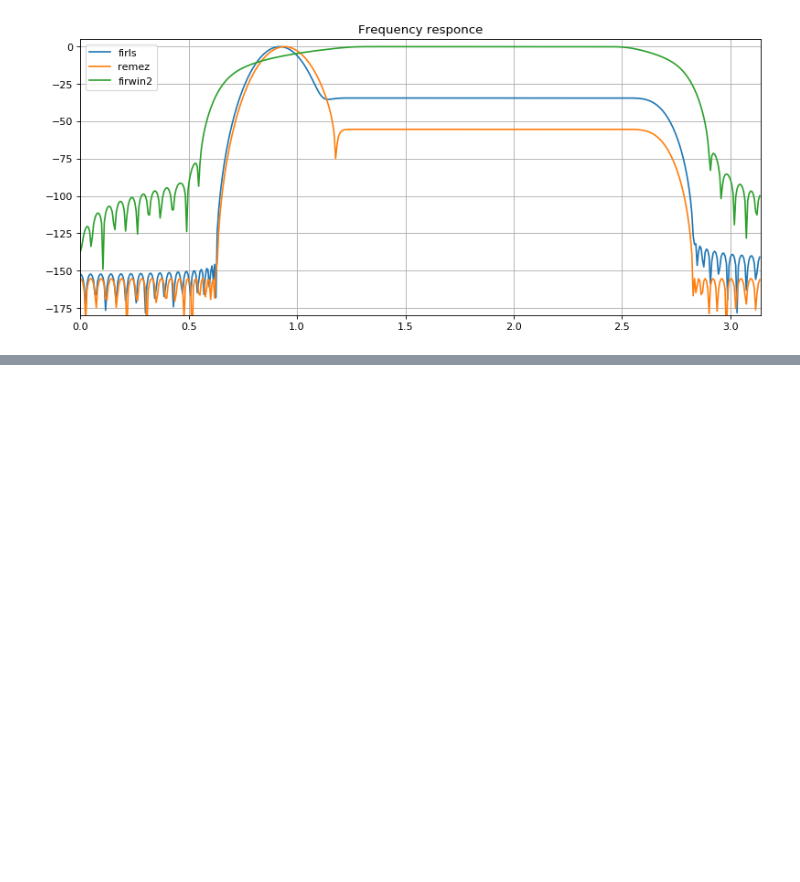
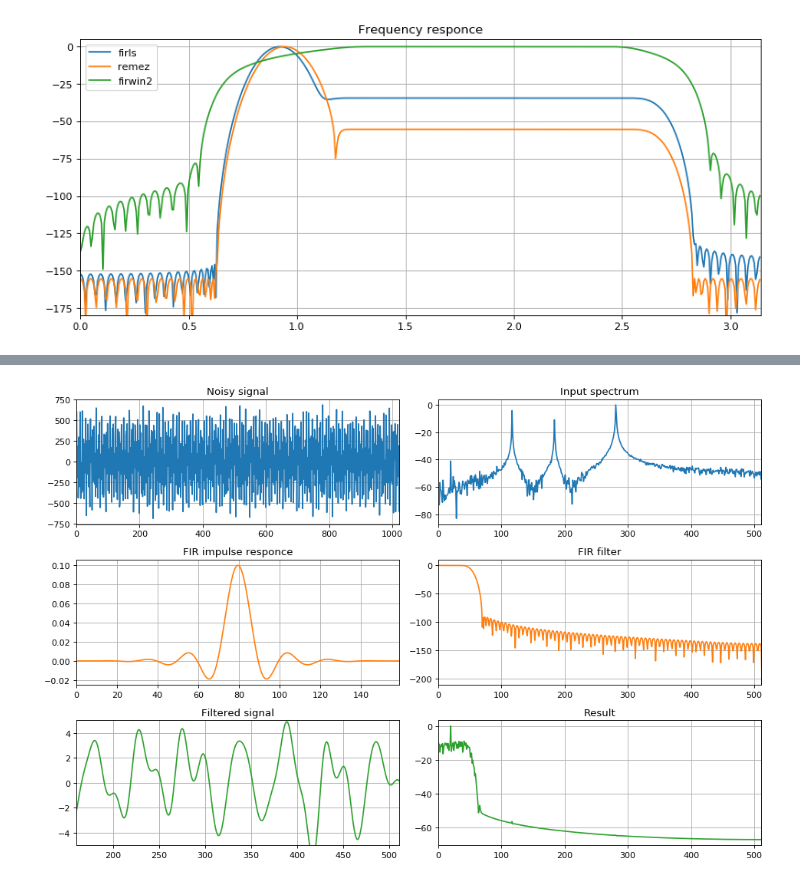
Before and after one commit to hukenovs/dsp-theory, a Jupyter notebook: src/dsp_theory_6_iir_fir_filters.ipynb, the cells around one changed output, grey strips where cells are left out. Saved outputs shown, nothing was run; the diff lists cells and outputs as text; code cells hidden in the pictures; blank space fills up the shorter version.

Commit message:
Add FIR filter and signal pass to the end of file

```diff
--- a/src/dsp_theory_6_iir_fir_filters.ipynb
+++ b/src/dsp_theory_6_iir_fir_filters.ipynb
@@ -559,0 +565,47 @@ plt.grid(True)
+# %%
+N = 1024
+# Create input signal
+t = np.linspace(0, 1, N, endpoint=True)
+x = 3*np.cos(2*np.pi*20*t) + 210*np.sin(2*np.pi*117*t) + 100*np.sin(2*np.pi*184*t) + 380*np.sin(2*np.pi*281*t)
+
+# Add some white noise
+np.random.seed(1)
+xn = x + 5*np.random.randn(N)
+
+# Kaiser FIR filter
+taps = 160
+h = firwin(taps, 0.1, window=('kaiser', 9))
+y = lfilter(h, 1, xn)
+
+# List of input signals
+lst_sig = [xn, h, y]
+
+sig_titles = ['Noisy signal', 'FIR impulse responce', 'Filtered signal']
+fft_titles = ['Input spectrum', 'FIR filter', 'Result']
+
+
+plt.figure(figsize=(12, 8), dpi=80)
+for i in range(3):
+    # Calculate FFTs
+    clc_fft = np.abs(fft(lst_sig[i], N))
+    clc_fft = 20*np.log10(10e-11+clc_fft/np.max(clc_fft))
+
+    # Plot signals
+    plt.subplot(3, 2, 2*i+1)
+    plt.plot(lst_sig[i], color='C'+str(i))
+    plt.title(sig_titles[i])
+    if (i == 2):
+        plt.ylim([-5, 5])
+        plt.xlim([taps, lst_sig[i].size//2-1])
+    else:
+        plt.xlim([0, lst_sig[i].size-1])
+    plt.grid(True)
+
+    plt.subplot(3, 2, 2*(i+1))
+    plt.plot(clc_fft, color='C'+str(i))
+    plt.title(fft_titles[i])
+    plt.xlim([0, N//2-1])
+    plt.grid(True)
+plt.tight_layout()
+# %% [output]
+[figure, added]
```
Also changed, not shown: parts of 7 cells of this notebook.
